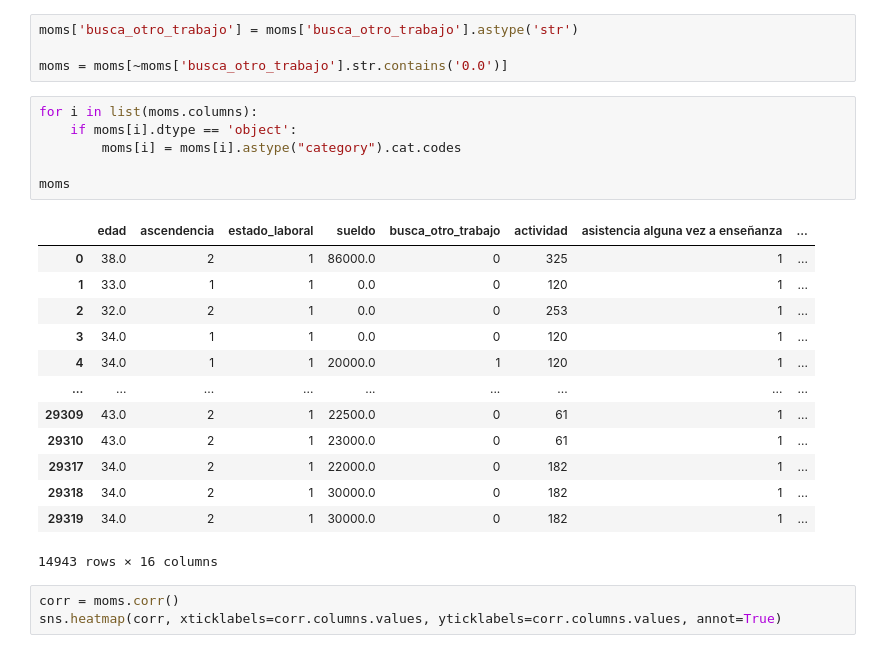
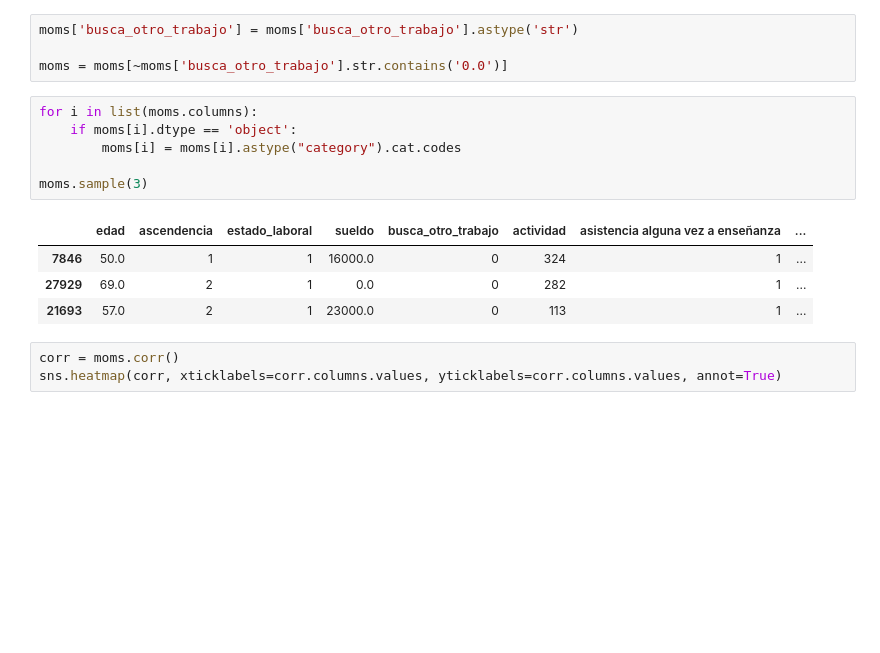
Before and after one commit to anicolon/coder_proyecto, a Jupyter notebook: hch_2020/logistic.ipynb, the cells around one changed output. Saved outputs shown, nothing was run; the diff lists cells and outputs as text; blank space fills up the shorter version.

```diff
--- a/hch_2020/logistic.ipynb
+++ b/hch_2020/logistic.ipynb
@@ -36,23 +36,14 @@ moms = moms[~moms['busca_otro_trabajo'].str.contains('0.0')]
 # %%
 for i in list(moms.columns):
     if moms[i].dtype == 'object':
         moms[i] = moms[i].astype("category").cat.codes
 
-moms
+moms.sample(3)
 # %% [output]
 |  | edad | ascendencia | estado_laboral | sueldo | busca_otro_trabajo | actividad | asistencia alguna vez a enseñanza | ... |
-| 0 | 38.0 | 2 | 1 | 86000.0 | 0 | 325 | 1 | ... |
-| 1 | 33.0 | 1 | 1 | 0.0 | 0 | 120 | 1 | ... |
-| 2 | 32.0 | 2 | 1 | 0.0 | 0 | 253 | 1 | ... |
-| 3 | 34.0 | 1 | 1 | 0.0 | 0 | 120 | 1 | ... |
-| 4 | 34.0 | 1 | 1 | 20000.0 | 1 | 120 | 1 | ... |
-| ... | ... | ... | ... | ... | ... | ... | ... | ... |
-| 29309 | 43.0 | 2 | 1 | 22500.0 | 0 | 61 | 1 | ... |
-| 29310 | 43.0 | 2 | 1 | 23000.0 | 0 | 61 | 1 | ... |
-| 29317 | 34.0 | 2 | 1 | 22000.0 | 0 | 182 | 1 | ... |
-| 29318 | 34.0 | 2 | 1 | 30000.0 | 0 | 182 | 1 | ... |
-| 29319 | 34.0 | 2 | 1 | 30000.0 | 0 | 182 | 1 | ... |
+| 7846 | 50.0 | 1 | 1 | 16000.0 | 0 | 324 | 1 | ... |
+| 27929 | 69.0 | 2 | 1 | 0.0 | 0 | 282 | 1 | ... |
+| 21693 | 57.0 | 2 | 1 | 23000.0 | 0 | 113 | 1 | ... |
-14943 rows × 16 columns
 # %%
 corr = moms.corr()
 sns.heatmap(corr, xticklabels=corr.columns.values, yticklabels=corr.columns.values, annot=True)
```
Also changed, not shown: 1 other file.
